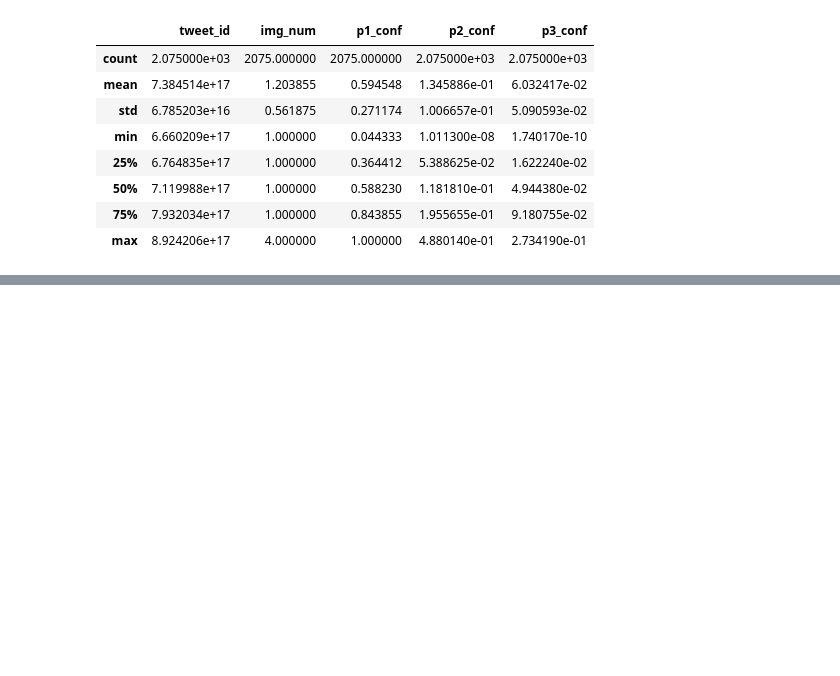
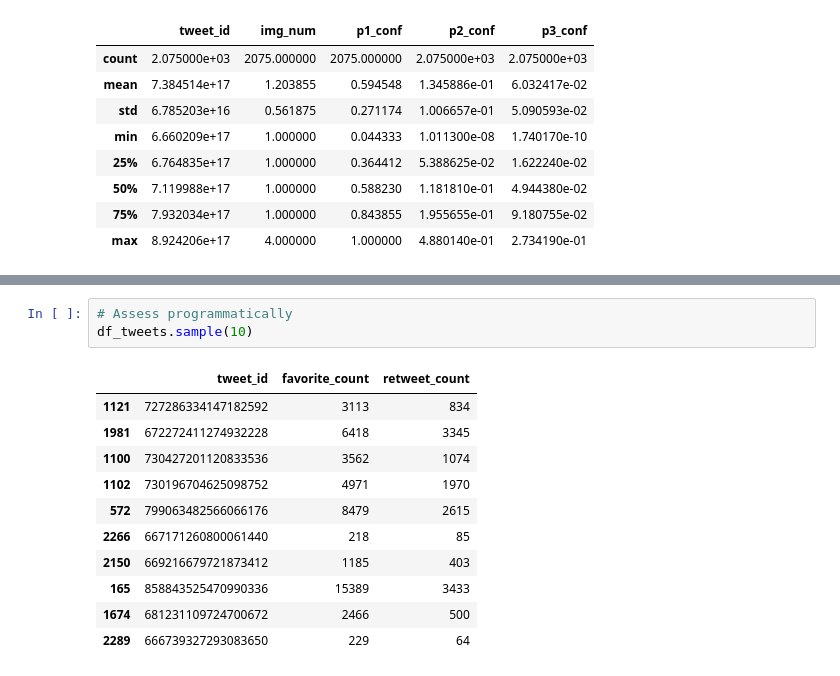
Before and after one commit to furawa/Data_Analyst_Udacity_Projects, a Jupyter notebook: 04_Data_Wrangling/wrangle_act.ipynb, the cells around one changed output, grey strips where cells are left out. Drawn from its saved outputs; the diff is of its cells as text; blank space fills up the shorter version.

```diff
--- a/04_Data_Wrangling/wrangle_act.ipynb
+++ b/04_Data_Wrangling/wrangle_act.ipynb
@@ -275,0 +298,15 @@ image_predictions.describe()
+# %%
+# Assess programmatically
+df_tweets.sample(10)
+# %% [output]
+|  | tweet_id | favorite_count | retweet_count |
+| 1121 | 727286334147182592 | 3113 | 834 |
+| 1981 | 672272411274932228 | 6418 | 3345 |
+| 1100 | 730427201120833536 | 3562 | 1074 |
+| 1102 | 730196704625098752 | 4971 | 1970 |
+| 572 | 799063482566066176 | 8479 | 2615 |
+| 2266 | 667171260800061440 | 218 | 85 |
+| 2150 | 669216679721873412 | 1185 | 403 |
+| 165 | 858843525470990336 | 15389 | 3433 |
+| 1674 | 681231109724700672 | 2466 | 500 |
+| 2289 | 666739327293083650 | 229 | 64 |
```
Also changed, not shown: parts of 3 cells of this notebook.
